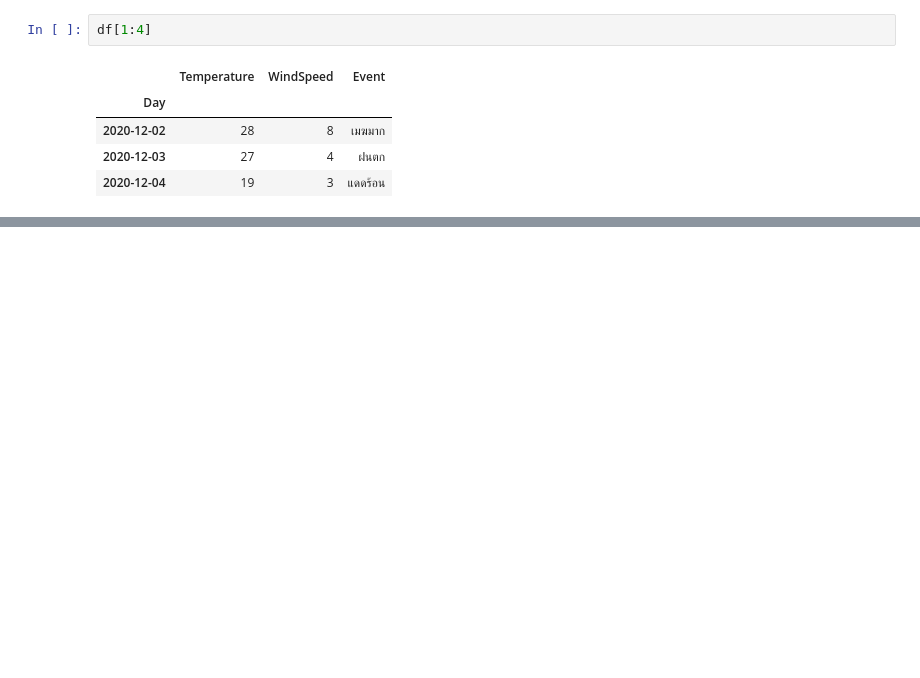
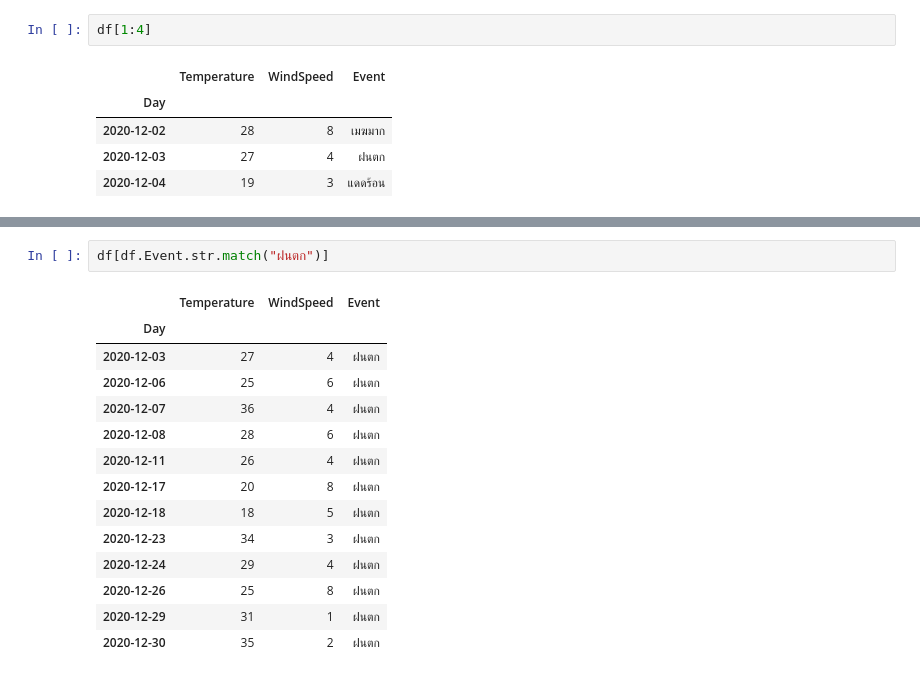
Before and after one commit to Haleluyaa/pandas_tutorial, a Jupyter notebook: python_pandas.ipynb, the cells around one changed output, grey strips where cells are left out. Saved outputs shown, nothing was run; the diff lists cells and outputs as text; blank space fills up the shorter version.

```diff
--- a/python_pandas.ipynb
+++ b/python_pandas.ipynb
@@ -490,0 +563,17 @@ Name: Event, dtype: object
+# %%
+df[df.Event.str.match("ฝนตก")]
+# %% [output]
+|  | Temperature | WindSpeed | Event |
+| Day |  |  |  |
+| 2020-12-03 | 27 | 4 | ฝนตก |
+| 2020-12-06 | 25 | 6 | ฝนตก |
+| 2020-12-07 | 36 | 4 | ฝนตก |
+| 2020-12-08 | 28 | 6 | ฝนตก |
+| 2020-12-11 | 26 | 4 | ฝนตก |
+| 2020-12-17 | 20 | 8 | ฝนตก |
+| 2020-12-18 | 18 | 5 | ฝนตก |
+| 2020-12-23 | 34 | 3 | ฝนตก |
+| 2020-12-24 | 29 | 4 | ฝนตก |
+| 2020-12-26 | 25 | 8 | ฝนตก |
+| 2020-12-29 | 31 | 1 | ฝนตก |
+| 2020-12-30 | 35 | 2 | ฝนตก |
```
Also changed, not shown: parts of 41 cells of this notebook.
